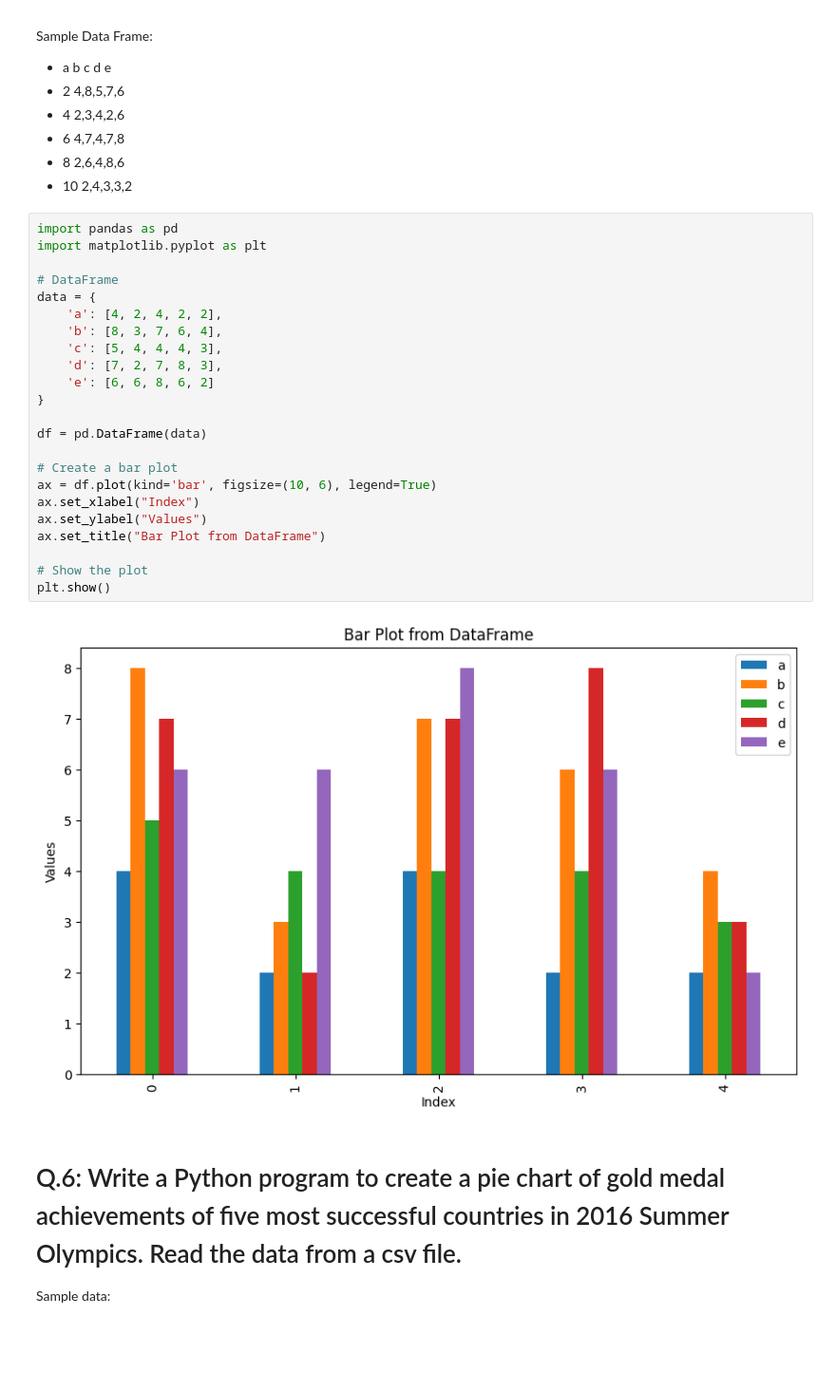
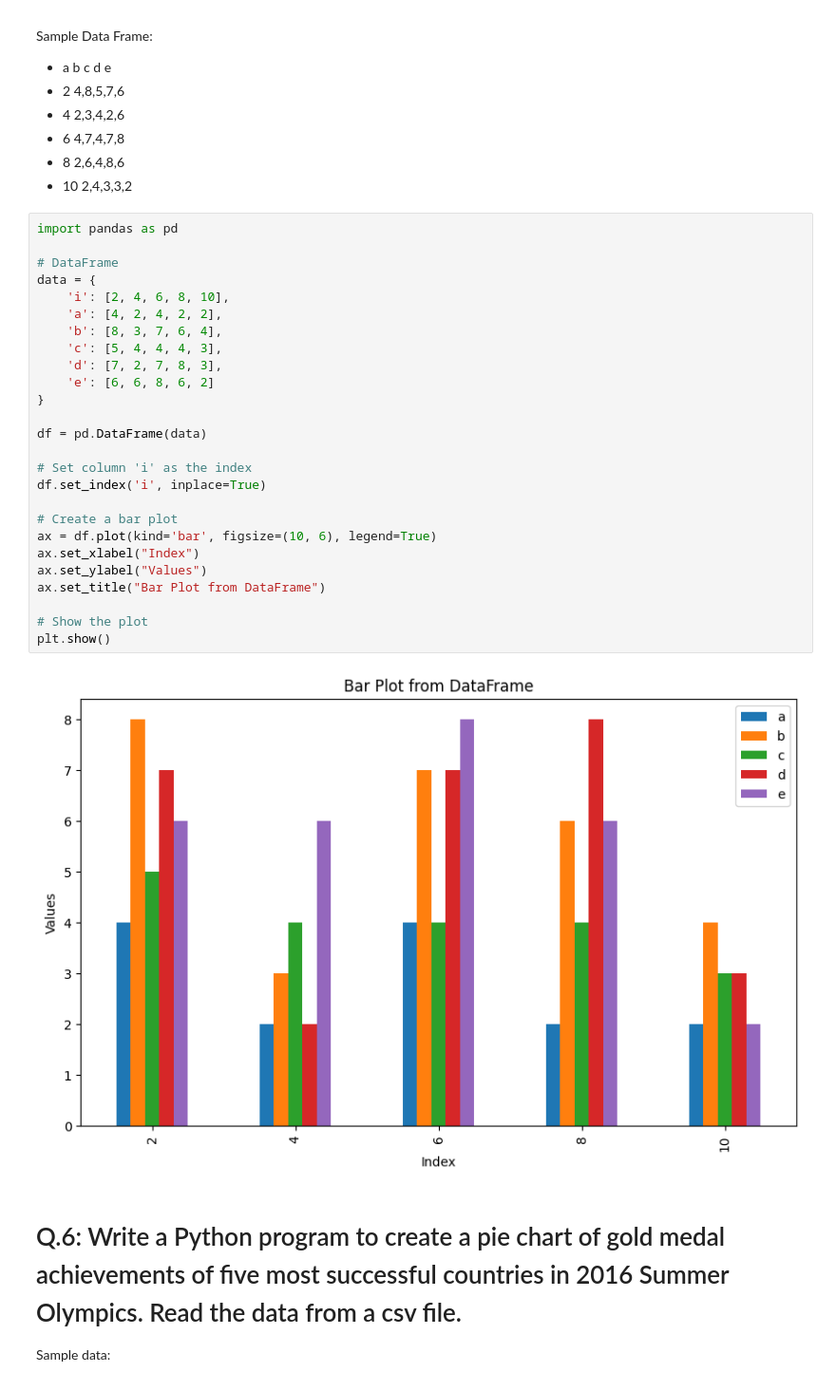
Before and after one commit to FaiqaRashid99/Artifical_intelligence-and-DataAnalytics, a Jupyter notebook: AICP_task3.ipynb, the cells around one changed output. Shown: that part at 95% size. Cells and saved outputs as stored; diff of their text form; blank space fills up the shorter version.

```diff
--- a/AICP_task3.ipynb
+++ b/AICP_task3.ipynb
@@ -117,29 +115,32 @@ Sample Data Frame:
 * 10 2,4,3,3,2
 # %%
 import pandas as pd
-import matplotlib.pyplot as plt
 
 # DataFrame
 data = {
+    'i': [2, 4, 6, 8, 10],
     'a': [4, 2, 4, 2, 2],
     'b': [8, 3, 7, 6, 4],
     'c': [5, 4, 4, 4, 3],
     'd': [7, 2, 7, 8, 3],
     'e': [6, 6, 8, 6, 2]
 }
 
 df = pd.DataFrame(data)
 
+# Set column 'i' as the index
+df.set_index('i', inplace=True)
+
 # Create a bar plot
 ax = df.plot(kind='bar', figsize=(10, 6), legend=True)
 ax.set_xlabel("Index")
 ax.set_ylabel("Values")
 ax.set_title("Bar Plot from DataFrame")
 
 # Show the plot
 plt.show()
 # %% [output]
-[figure, old version]
+[figure, new version]
 # %% [markdown]
 # Q.6: Write a Python program to create a pie chart of gold medal achievements of five most successful countries in 2016 Summer Olympics. Read the data from a csv file.
 Sample data:
```
Also changed, not shown: parts of 3 cells of this notebook.
